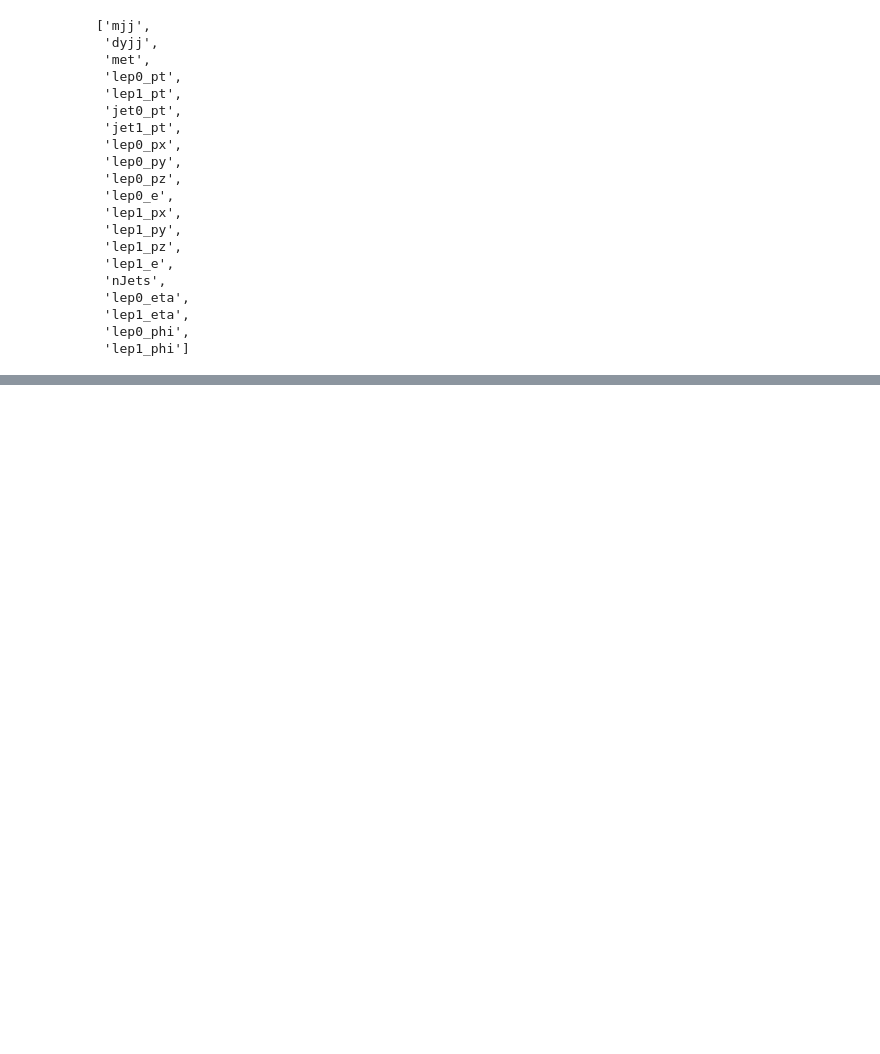
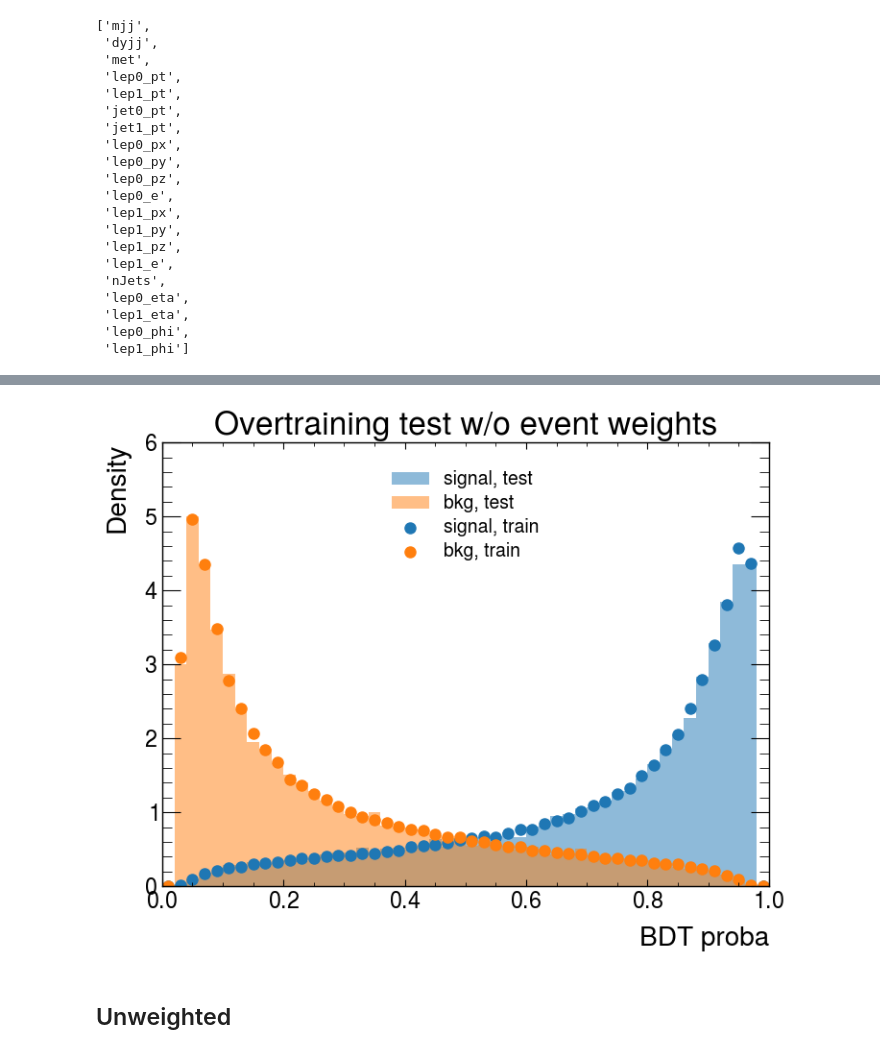
Before and after one commit to hrzhao76/ssWWWZjj, a Jupyter notebook: notebooks/NNtraining.ipynb, the cells around one changed output, grey strips where cells are left out. Drawn from its saved outputs; the diff is of its cells as text; code cells hidden in the pictures; blank space fills up the shorter version.

```diff
--- a/notebooks/NNtraining.ipynb
+++ b/notebooks/NNtraining.ipynb
@@ -382,0 +503,10 @@ for feature in features:
+# %%
+n_samples = 300000
+sig_features = df_signal.sample(n_samples, random_state=42)
+bkg_features = df_bkg.sample(n_samples, random_state=42)
+X = pd.concat([sig_features, bkg_features])
+y = np.concatenate([np.ones(n_samples), np.zeros(n_samples)])
+# %%
+from sklearn.model_selection import train_test_split
+X_dev, X_test, y_dev, y_test = train_test_split(X, y, test_size = 0.1, random_state=42)
+X_train, X_val, y_train, y_val = train_test_split(X_dev, y_dev, test_size = 0.1/0.9 ,random_state=42)
@@ -382,0 +518,3 @@ for feature in features:
+# %%
+bdt = GradientBoostingClassifier(n_estimators = 100, random_state = 42, verbose=1, validation_fraction=0.1/0.9, n_iter_no_change=10, tol=0.01)
+bdt.fit(X_dev[features], y_dev)
@@ -382,0 +540,30 @@ for feature in features:
+# %%
+y_test_proba = bdt.predict_proba(X_test[features])[:, 1]
+y_train_proba = bdt.predict_proba(X_train[features])[:, 1]
+
+bin_edges_proba = np.linspace(0, 1, 51)
+bin_centers_proba = (bin_edges_proba[1:] + bin_edges_proba[:-1]) / 2
+
+fig, ax = plt.subplots()
+ax.hist(y_test_proba[y_test==1], bins=bin_edges_proba, density=True, label="signal, test", alpha=0.5)
+ax.hist(y_test_proba[y_test==0], bins=bin_edges_proba, density=True, label="bkg, test", alpha=0.5)
+
+# ax.hist(y_train_proba[y_train==1], bins=bin_edges_proba, density=True, label="train, signal", alpha=0.5)
+# ax.hist(y_train_proba[y_train==0], bins=bin_edges_proba, density=True, label="train, bkg", alpha=0.5)
+
+
+y_train_sig_bin_contents, _ = np.histogram(y_train_proba[y_train==1], bins=bin_edges_proba, density=True)
+y_train_bkg_bin_contents, _ = np.histogram(y_train_proba[y_train==0], bins=bin_edges_proba, density=True)
+
+ax.scatter(bin_centers_proba, y_train_sig_bin_contents, label="signal, train")
+ax.scatter(bin_centers_proba, y_train_bkg_bin_contents, label="bkg, train")
+
+ax.legend()
+ax.set_xlabel("BDT proba")
+ax.set_ylabel("Density")
+ax.set_title("Overtraining test w/o event weights")
+plt.show()
+# %% [output]
+[figure, added]
+# %% [markdown]
+## Unweighted
```
Also changed, not shown: parts of 68 cells of this notebook, 2 other files.
